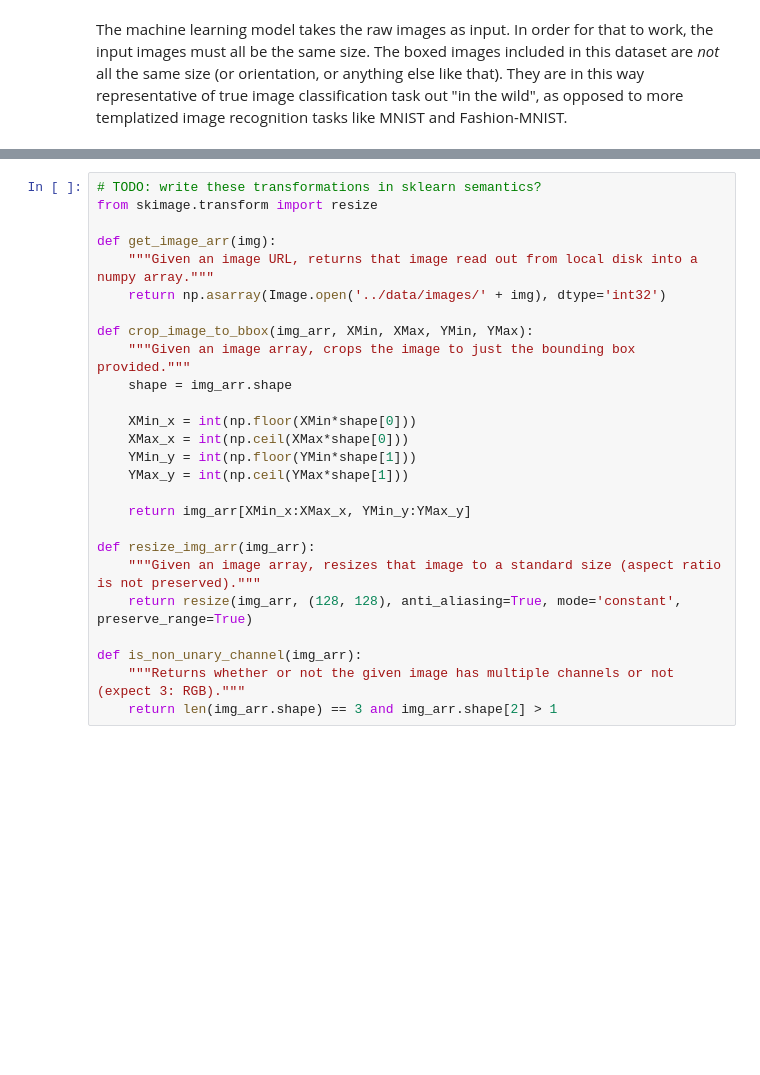
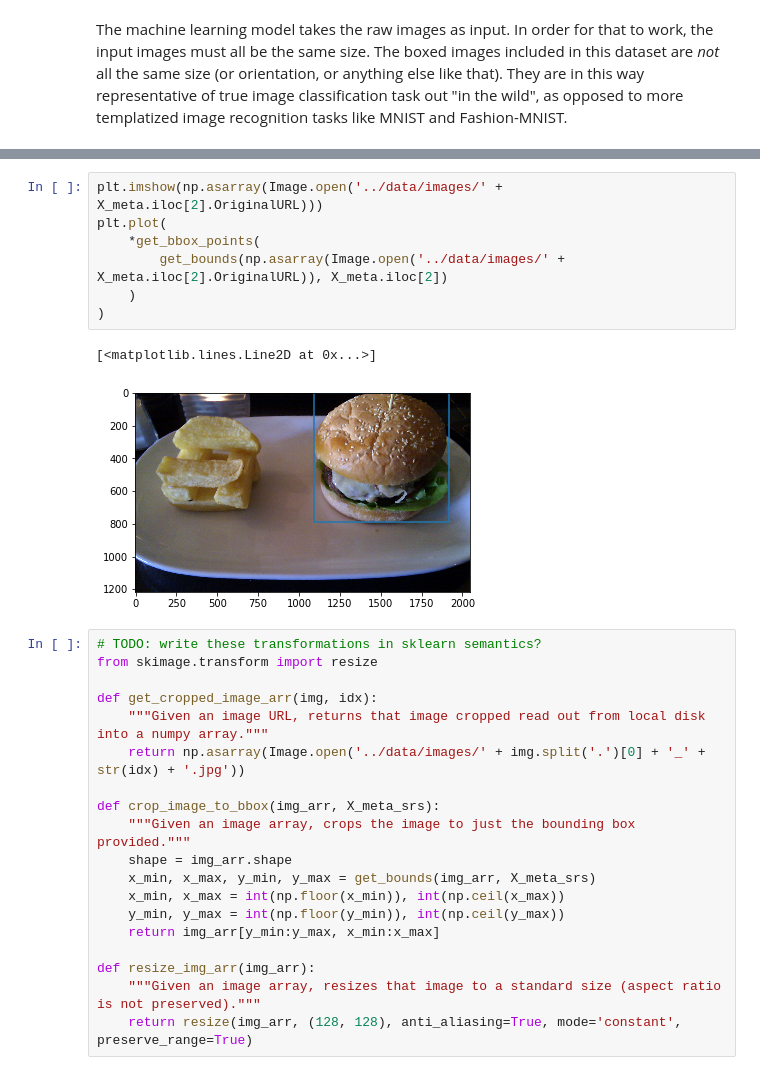
Before and after one commit to quiltdata/open-images, a Jupyter notebook: notebooks/building-an-open-images-training-dataset.ipynb, the cells around one changed output, grey strips where cells are left out. Cells and saved outputs as stored; diff of their text form; blank space fills up the shorter version.

```diff
--- a/notebooks/building-an-open-images-training-dataset.ipynb
+++ b/notebooks/building-an-open-images-training-dataset.ipynb
@@ -69,26 +132,29 @@ import numpy as np
+# %%
+plt.imshow(np.asarray(Image.open('../data/images/' + X_meta.iloc[2].OriginalURL)))
+plt.plot(
+    *get_bbox_points(
+        get_bounds(np.asarray(Image.open('../data/images/' + X_meta.iloc[2].OriginalURL)), X_meta.iloc[2])
+    )
+)
+# %% [output]
+[<matplotlib.lines.Line2D at 0x...>]
+[figure, added]
 # %%
 # TODO: write these transformations in sklearn semantics?
 from skimage.transform import resize
 
-def get_image_arr(img):
-    """Given an image URL, returns that image read out from local disk into a numpy array."""
-    return np.asarray(Image.open('../data/images/' + img), dtype='int32')
+def get_cropped_image_arr(img, idx):
+    """Given an image URL, returns that image cropped read out from local disk into a numpy array."""
+    return np.asarray(Image.open('../data/images/' + img.split('.')[0] + '_' + str(idx) + '.jpg'))
 
-def crop_image_to_bbox(img_arr, XMin, XMax, YMin, YMax):
+def crop_image_to_bbox(img_arr, X_meta_srs):
     """Given an image array, crops the image to just the bounding box provided."""
     shape = img_arr.shape
-
-    XMin_x = int(np.floor(XMin*shape[0]))
-    XMax_x = int(np.ceil(XMax*shape[0]))
-    YMin_y = int(np.floor(YMin*shape[1]))
-    YMax_y = int(np.ceil(YMax*shape[1]))
-
-    return img_arr[XMin_x:XMax_x, YMin_y:YMax_y]
+    x_min, x_max, y_min, y_max = get_bounds(img_arr, X_meta_srs)
+    x_min, x_max = int(np.floor(x_min)), int(np.ceil(x_max))
+    y_min, y_max = int(np.floor(y_min)), int(np.ceil(y_max))
+    return img_arr[y_min:y_max, x_min:x_max]
 
 def resize_img_arr(img_arr):
     """Given an image array, resizes that image to a standard size (aspect ratio is not preserved)."""
     return resize(img_arr, (128, 128), anti_aliasing=True, mode='constant', preserve_range=True)
-
-def is_non_unary_channel(img_arr):
-    """Returns whether or not the given image has multiple channels or not (expect 3: RGB)."""
-    return len(img_arr.shape) == 3 and img_arr.shape[2] > 1
```
Also changed, not shown: parts of 22 cells of this notebook, 2 other files.
